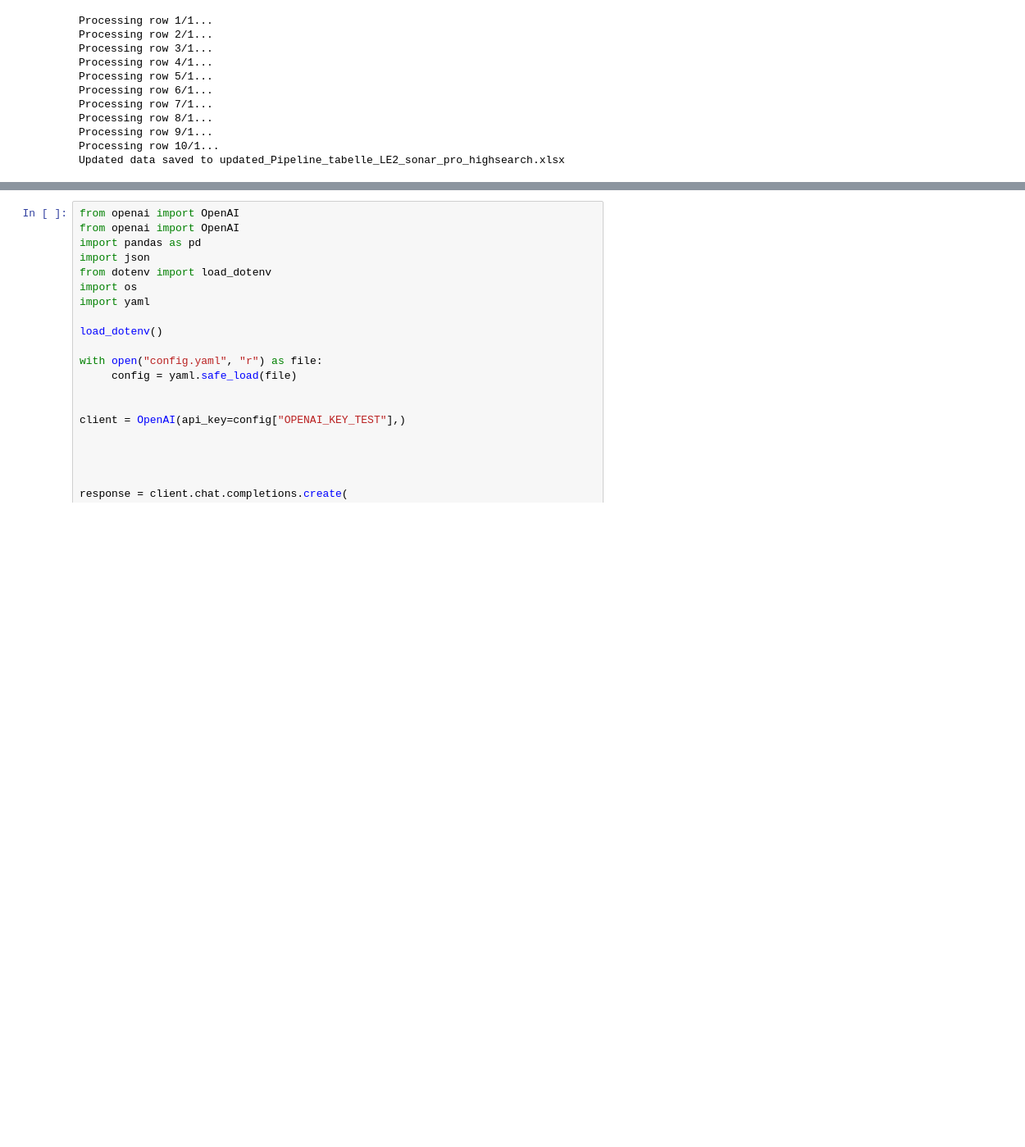
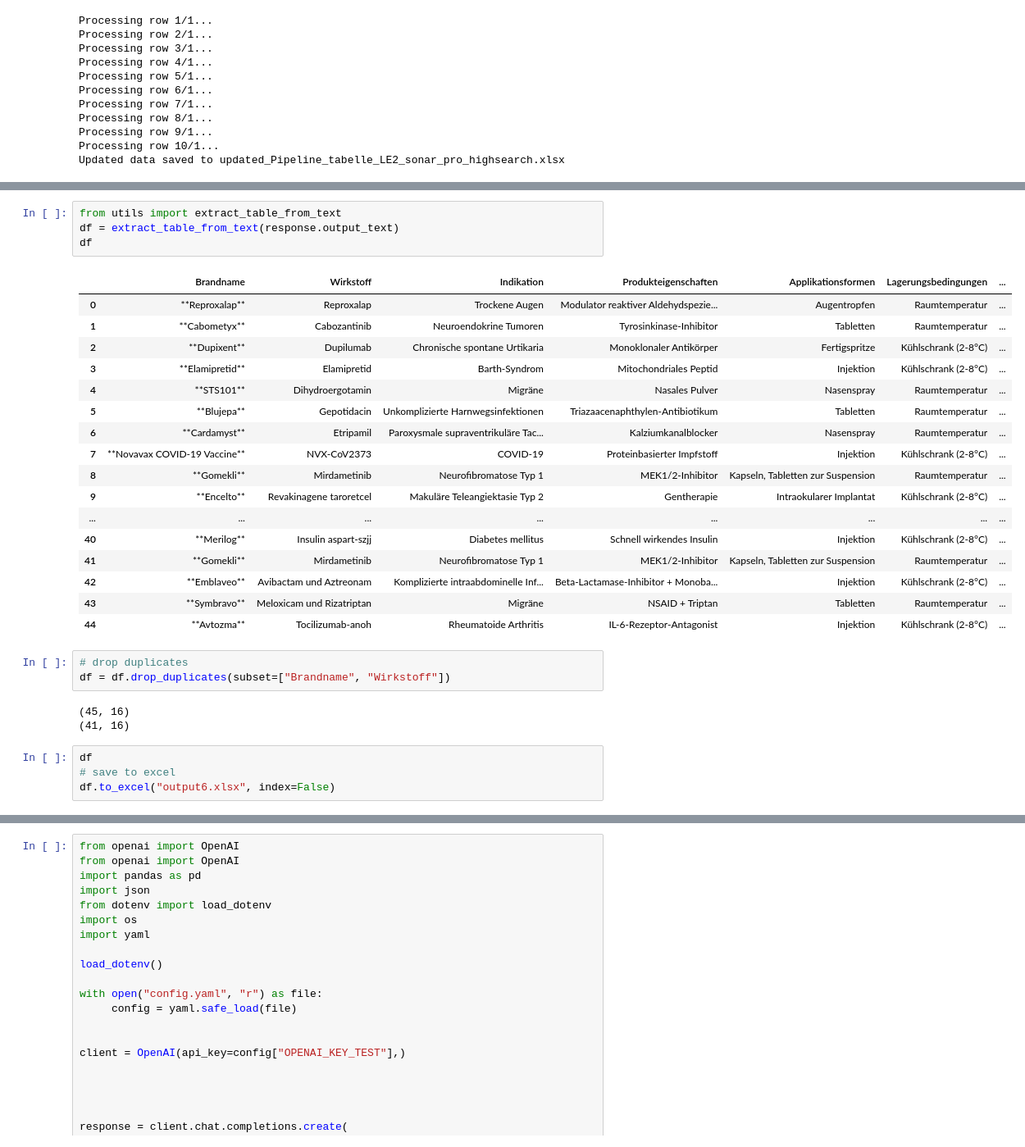
Before and after one commit to rfahrn/openai, a Jupyter notebook: first_api.ipynb, the cells around one changed output, grey strips where cells are left out. Shown at 82% size. Saved outputs shown, nothing was run; the diff lists cells and outputs as text; blank space fills up the shorter version.

```diff
--- a/first_api.ipynb
+++ b/first_api.ipynb
@@ -556,0 +385,32 @@ Für eine **vollständige Liste** sind regelmäßige Updates bis 2025 erforderli
+# %%
+from utils import extract_table_from_text
+df = extract_table_from_text(response.output_text)
+df
+# %% [output]
+|  | Brandname | Wirkstoff | Indikation | Produkteigenschaften | Applikationsformen | Lagerungsbedingungen | ... |
+| 0 | **Reproxalap** | Reproxalap | Trockene Augen | Modulator reaktiver Aldehydspezie... | Augentropfen | Raumtemperatur | ... |
+| 1 | **Cabometyx** | Cabozantinib | Neuroendokrine Tumoren | Tyrosinkinase-Inhibitor | Tabletten | Raumtemperatur | ... |
+| 2 | **Dupixent** | Dupilumab | Chronische spontane Urtikaria | Monoklonaler Antikörper | Fertigspritze | Kühlschrank (2-8°C) | ... |
+| 3 | **Elamipretid** | Elamipretid | Barth-Syndrom | Mitochondriales Peptid | Injektion | Kühlschrank (2-8°C) | ... |
+| 4 | **STS101** | Dihydroergotamin | Migräne | Nasales Pulver | Nasenspray | Raumtemperatur | ... |
+| 5 | **Blujepa** | Gepotidacin | Unkomplizierte Harnwegsinfektionen | Triazaacenaphthylen-Antibiotikum | Tabletten | Raumtemperatur | ... |
+| 6 | **Cardamyst** | Etripamil | Paroxysmale supraventrikuläre Tac... | Kalziumkanalblocker | Nasenspray | Raumtemperatur | ... |
+| 7 | **Novavax COVID-19 Vaccine** | NVX-CoV2373 | COVID-19 | Proteinbasierter Impfstoff | Injektion | Kühlschrank (2-8°C) | ... |
+| 8 | **Gomekli** | Mirdametinib | Neurofibromatose Typ 1 | MEK1/2-Inhibitor | Kapseln, Tabletten zur Suspension | Raumtemperatur | ... |
+| 9 | **Encelto** | Revakinagene taroretcel | Makuläre Teleangiektasie Typ 2 | Gentherapie | Intraokularer Implantat | Kühlschrank (2-8°C) | ... |
+| ... | ... | ... | ... | ... | ... | ... | ... |
+| 40 | **Merilog** | Insulin aspart-szjj | Diabetes mellitus | Schnell wirkendes Insulin | Injektion | Kühlschrank (2-8°C) | ... |
+| 41 | **Gomekli** | Mirdametinib | Neurofibromatose Typ 1 | MEK1/2-Inhibitor | Kapseln, Tabletten zur Suspension | Raumtemperatur | ... |
+| 42 | **Emblaveo** | Avibactam und Aztreonam | Komplizierte intraabdominelle Inf... | Beta-Lactamase-Inhibitor + Monoba... | Injektion | Kühlschrank (2-8°C) | ... |
+| 43 | **Symbravo** | Meloxicam und Rizatriptan | Migräne | NSAID + Triptan | Tabletten | Raumtemperatur | ... |
+| 44 | **Avtozma** | Tocilizumab-anoh | Rheumatoide Arthritis | IL-6-Rezeptor-Antagonist | Injektion | Kühlschrank (2-8°C) | ... |
+# %%
+# drop duplicates
+df = df.drop_duplicates(subset=["Brandname", "Wirkstoff"])
+# %% [output]
+(45, 16)
+(41, 16)
+# %%
+df
+# save to excel
+df.to_excel("output6.xlsx", index=False)
```
Also changed, not shown: parts of 15 cells of this notebook, 18 other files.
